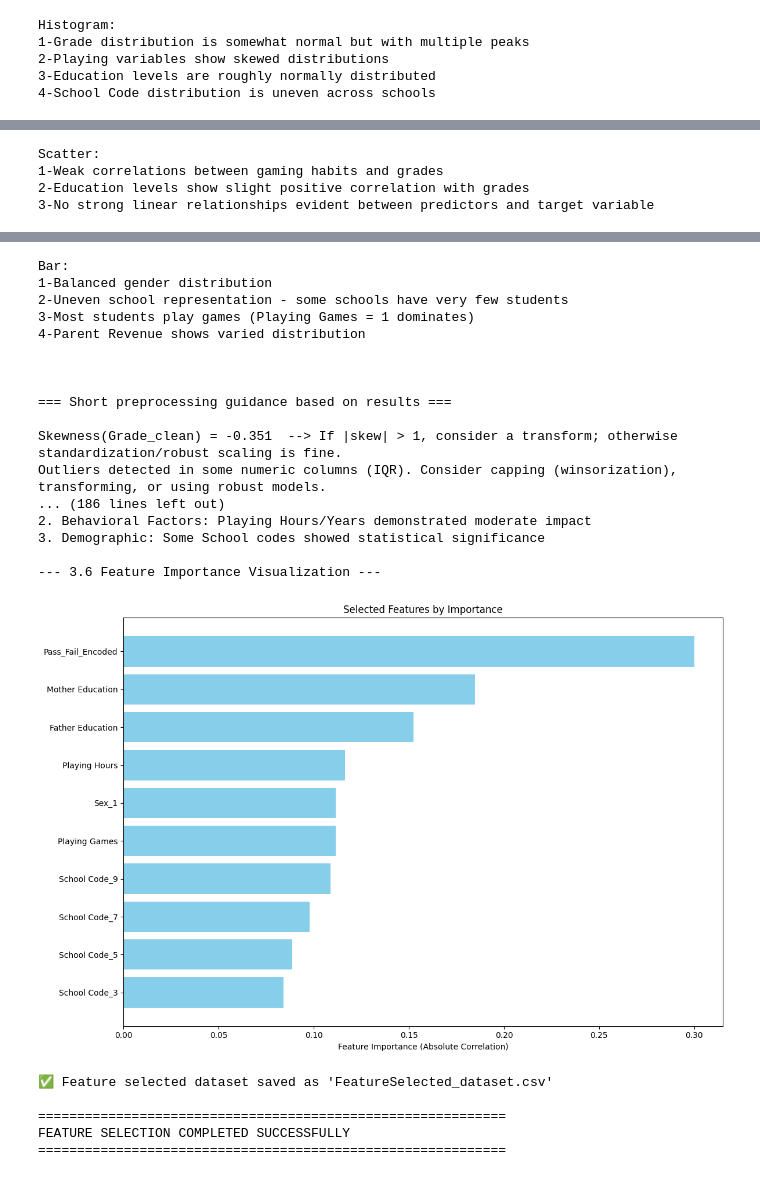
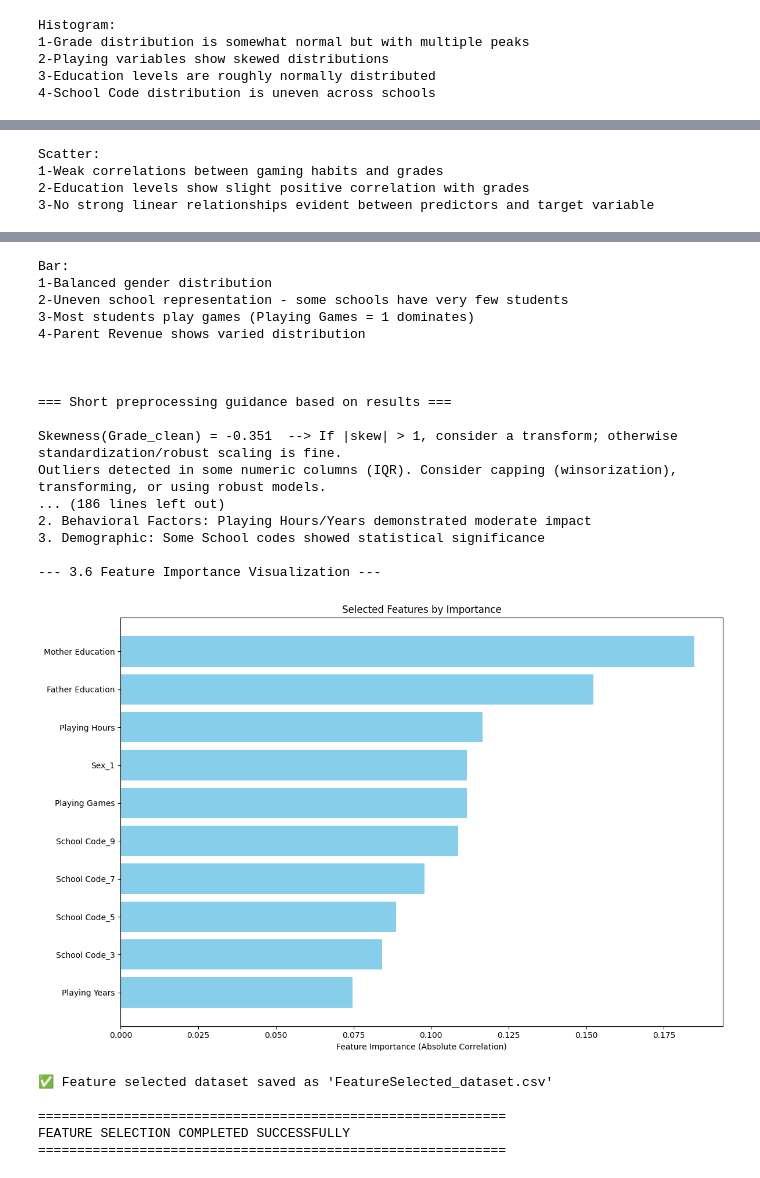
Before and after one commit to NooraAlsaiari077/DataMiningProject, a Jupyter notebook: Phase2.ipynb, the cells around one changed output, grey strips where cells are left out. Saved outputs shown, nothing was run; the diff lists cells and outputs as text; code cells hidden in the pictures.

```diff
--- a/Phase2.ipynb
+++ b/Phase2.ipynb
@@ -454,20 +454,27 @@ print("\n--- 3.3 Combined Feature Selection (SelectKBest) ---")
 
 from sklearn.feature_selection import f_classif
 
-# Use all numerical features for ANOVA F-test
-k_best_selector = SelectKBest(score_func=f_classif, k=10)  # Select top 10 features
-X_kbest = k_best_selector.fit_transform(X[numerical_features], y)
+# Use all numerical features for ANOVA F-test *except* the target variable itself
+numerical_features_for_kbest = [feat for feat in numerical_features if feat != 'Pass_Fail_Encoded']
 
-# Get selected feature names and scores
-selected_mask = k_best_selector.get_support()
-selected_features = [feat for feat, selected in zip(numerical_features, selected_mask) if selected]
-feature_scores = k_best_selector.scores_[selected_mask]
+if numerical_features_for_kbest:
+    k_best_selector = SelectKBest(score_func=f_classif, k=min(10, len(numerical_features_for_kbest)))  # Select top 10 or fewer if less available
+    X_kbest = k_best_selector.fit_transform(X[numerical_features_for_kbest], y)
 
-print("\nTop 10 features selected by ANOVA F-test:")
-print("Feature".ljust(25), "F-Score")
-print("-" * 40)
-for feature, score in zip(selected_features, feature_scores):
-    print(f"{feature.ljust(25)} {score:.2f}")
+    # Get selected feature names and scores
+    selected_mask = k_best_selector.get_support()
+    selected_features_kbest = [feat for feat, selected in zip(numerical_features_for_kbest, selected_mask) if selected]
+    feature_scores = k_best_selector.scores_[selected_mask]
+
+    print("\nTop features selected by ANOVA F-test:")
+    print("Feature".ljust(25), "F-Score")
+    print("-" * 40)
+    for feature, score in zip(selected_features_kbest, feature_scores):
+        print(f"{feature.ljust(25)} {score:.2f}")
+else:
+    selected_features_kbest = []
+    print("\nNo numerical features available for SelectKBest after excluding the target.")
+
 
 # -----------------------------------------------------------------------------
 # Final Feature Selection
@@ -485,12 +492,12 @@ final_selected_features.update(high_corr_features)
 final_selected_features.update(significant_categorical)
 
 # Add top features from SelectKBest (ensure we have meaningful features)
-final_selected_features.update(selected_features[:5])  # Top 5 from SelectKBest
+final_selected_features.update(selected_features_kbest[:5])  # Top 5 from SelectKBest
 
 # Ensure we have a reasonable number of features
-if len(final_selected_features) < 5:
-    # Add more features if selection is too strict
-    additional_features = [feat for feat, abs_corr, corr in correlation_with_target[:8]
+if len(final_selected_features) < 5 and selected_features_kbest:
+    # Add more features from SelectKBest if selection is too strict
+    additional_features = [feat for feat in selected_features_kbest[:8]
                           if feat not in final_selected_features]
     final_selected_features.update(additional_features[:3])
 
@@ -619,34 +626,34 @@ LetterGrade        NaN   NaN   NaN    NaN
 [figure]
 [figure]
 Histogram:
 1-Grade distribution is somewhat normal but with multiple peaks
 2-Playing variables show skewed distributions
 3-Education levels are roughly normally distributed
 4-School Code distribution is uneven across schools
 [figure]
 Scatter:
 1-Weak correlations between gaming habits and grades
 2-Education levels show slight positive correlation with grades
 3-No strong linear relationships evident between predictors and target variable
 [figure]
 Bar:
 1-Balanced gender distribution
 2-Uneven school representation - some schools have very few students
 3-Most students play games (Playing Games = 1 dominates)
 4-Parent Revenue shows varied distribution
 
 
 
 === Short preprocessing guidance based on results ===
 
 Skewness(Grade_clean) = -0.351  --> If |skew| > 1, consider a transform; otherwise standardization/robust scaling is fine.
 Outliers detected in some numeric columns (IQR). Consider capping (winsorization), transforming, or using robust models.
 ... (186 lines left out)
 2. Behavioral Factors: Playing Hours/Years demonstrated moderate impact
 3. Demographic: Some School codes showed statistical significance
 
 --- 3.6 Feature Importance Visualization ---
-[figure, old version]
+[figure, new version]
 ✅ Feature selected dataset saved as 'FeatureSelected_dataset.csv'
 
 ============================================================
```
